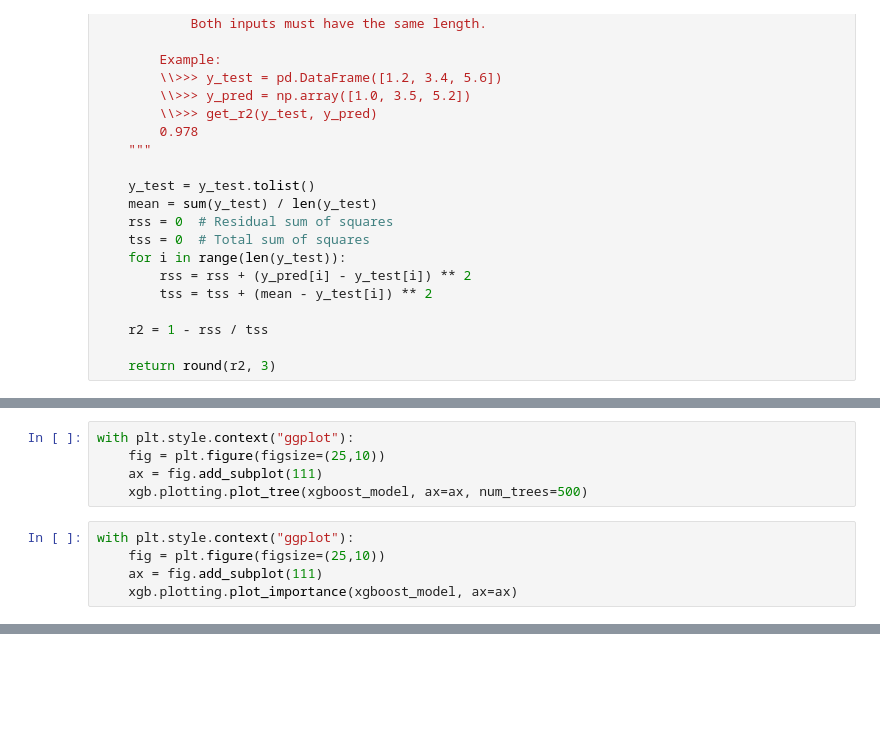
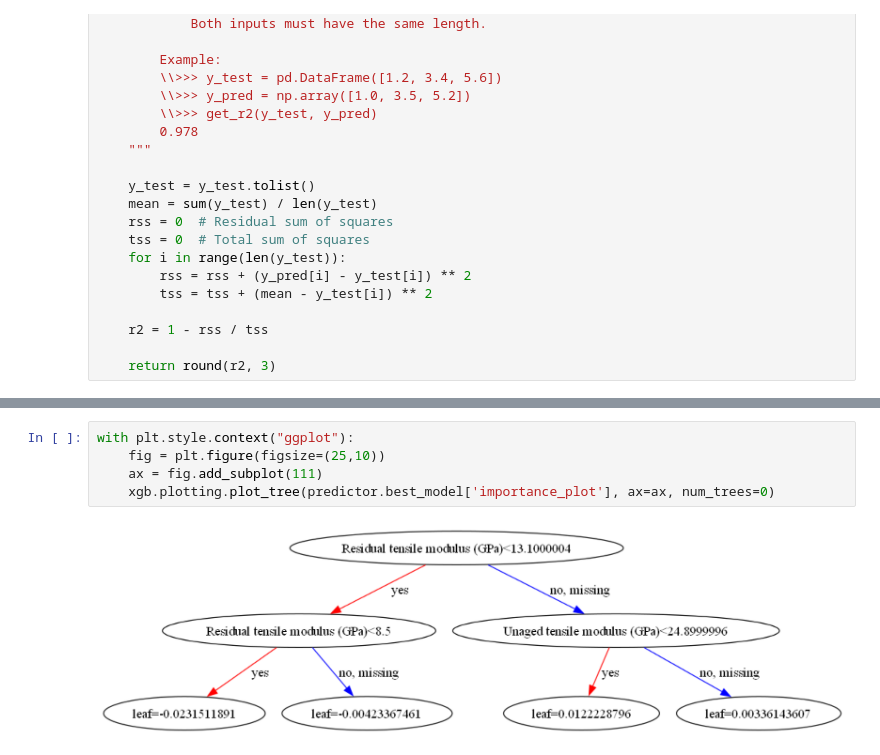
Before and after one commit to jpdspz/frp-aging-xgboost, a Jupyter notebook: frp-aging-xgboost.ipynb, the cells around one changed output, grey strips where cells are left out. Cells and saved outputs as stored; diff of their text form; blank space fills up the shorter version.

```diff
--- a/frp-aging-xgboost.ipynb
+++ b/frp-aging-xgboost.ipynb
@@ -1762,10 +258,0 @@ xgboost_model.get_booster().get_score(importance_type='weight')
-# %%
-with plt.style.context("ggplot"):
-    fig = plt.figure(figsize=(25,10))
-    ax = fig.add_subplot(111)
-    xgb.plotting.plot_tree(xgboost_model, ax=ax, num_trees=500)
-# %%
-with plt.style.context("ggplot"):
-    fig = plt.figure(figsize=(25,10))
-    ax = fig.add_subplot(111)
-    xgb.plotting.plot_importance(xgboost_model, ax=ax)
@@ -1805,0 +536,7 @@ print("\nTempo de processamento: %s segundos\n" % (round((time.time() - start_ti
+# %%
+with plt.style.context("ggplot"):
+    fig = plt.figure(figsize=(25,10))
+    ax = fig.add_subplot(111)
+    xgb.plotting.plot_tree(predictor.best_model['importance_plot'], ax=ax, num_trees=0)
+# %% [output]
+[figure, added]
```
Also changed, not shown: parts of 202 cells of this notebook.
